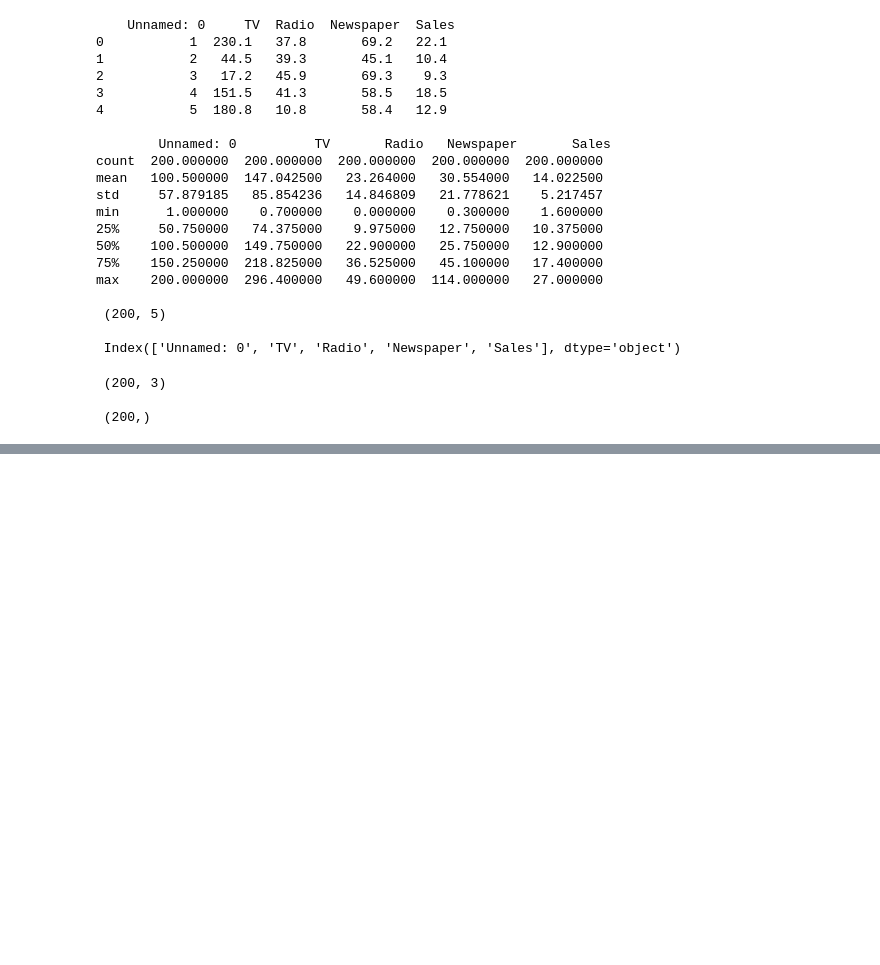
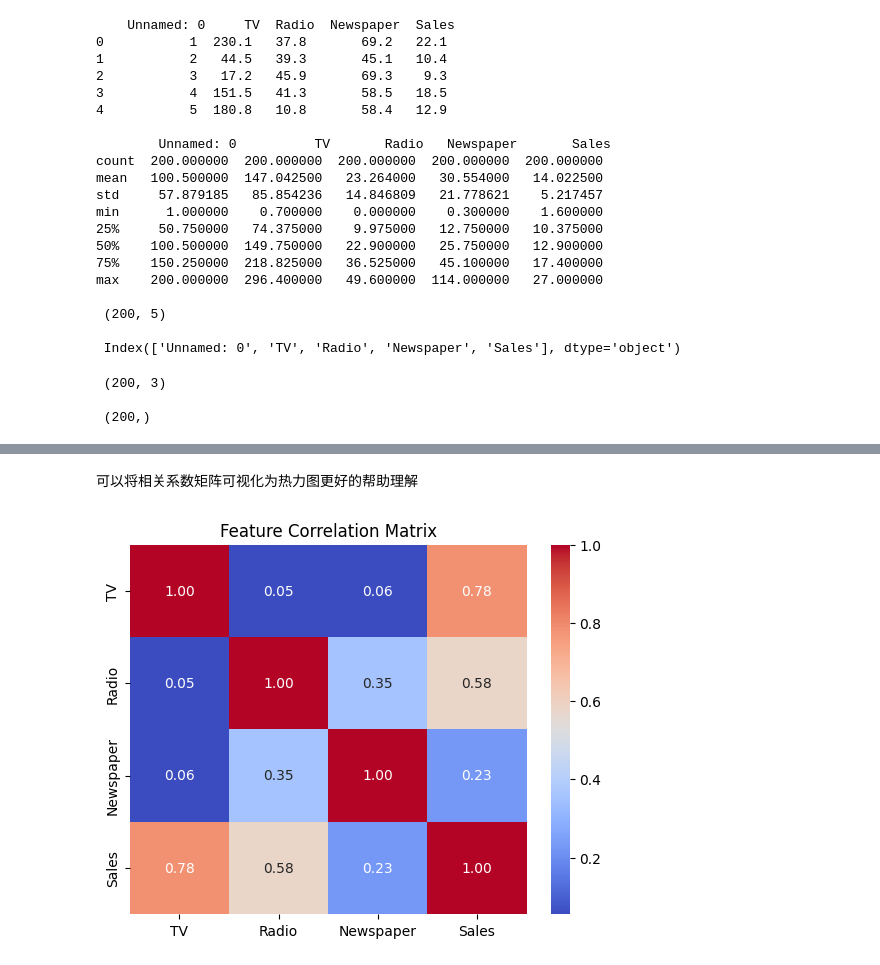
Before and after one commit to incredibleIT/MLLearn, a Jupyter notebook: ml_base/the_feature/2_pearson.ipynb, the cells around one changed output, grey strips where cells are left out. Saved outputs shown, nothing was run; the diff lists cells and outputs as text; code cells hidden in the pictures; blank space fills up the shorter version.

```diff
--- a/ml_base/the_feature/2_pearson.ipynb
+++ b/ml_base/the_feature/2_pearson.ipynb
@@ -51,0 +66,5 @@ print('\n', y.shape)
+# %%
+# 计算皮尔逊相关系数
+print(X.corrwith(y, method='pearson'))
+corr_matrix = advertising.corr(method='pearson')
+print(corr_matrix)
@@ -51,0 +81,2 @@ print('\n', y.shape)
+# %% [markdown]
+可以将相关系数矩阵可视化为热力图更好的帮助理解
@@ -51,0 +86,6 @@ print('\n', y.shape)
+# %%
+sns.heatmap(corr_matrix, annot=True, cmap='coolwarm', fmt='.2f')
+plt.title("Feature Correlation Matrix")
+plt.show()
+# %% [output]
+[figure, added]
```
Also changed, not shown: parts of 8 cells of this notebook.
